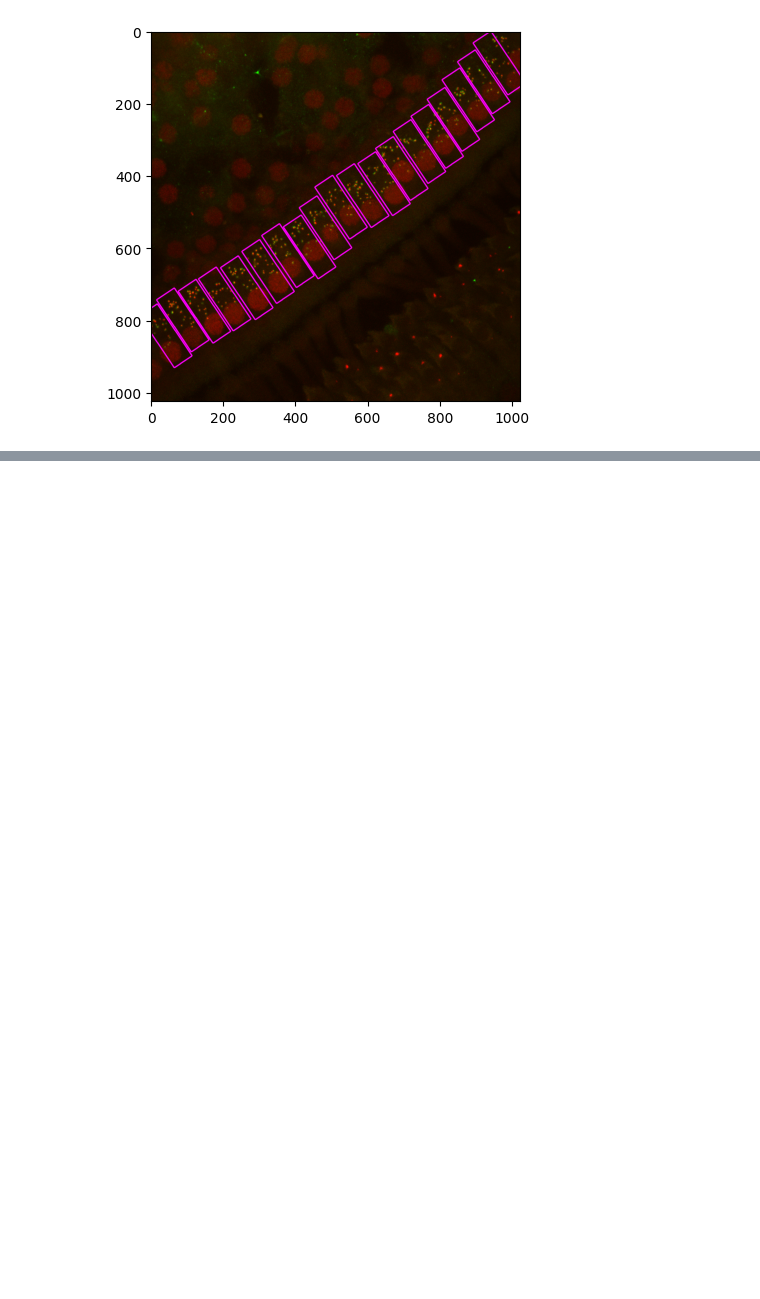
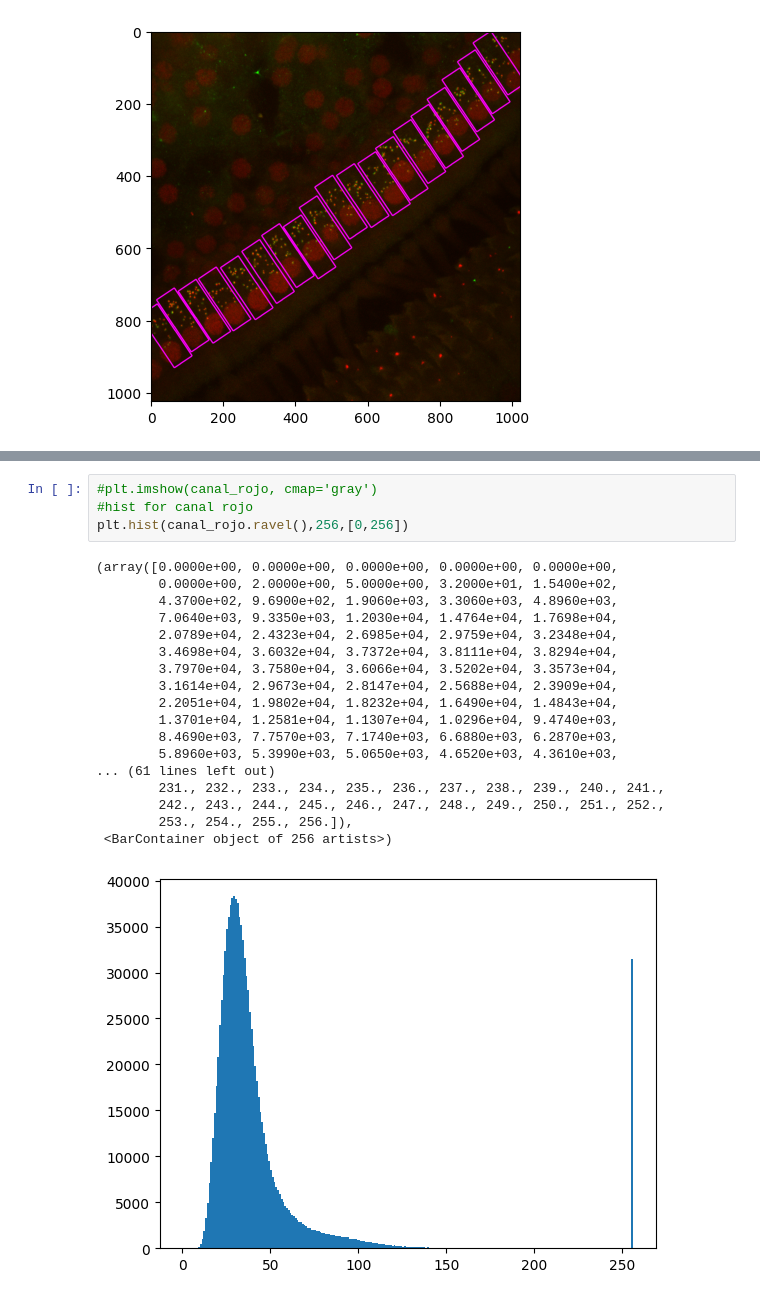
Before and after one commit to SalvadorCalanni/Confocal-Image-Analysis-Workshop-with-Python, a Jupyter notebook: Desafío/desafio.ipynb, the cells around one changed output, grey strips where cells are left out. Saved outputs shown, nothing was run; the diff lists cells and outputs as text; blank space fills up the shorter version.

```diff
--- a/Desafío/desafio.ipynb
+++ b/Desafío/desafio.ipynb
@@ -44,0 +59,23 @@ plt.imshow(imagen)
+# %%
+#plt.imshow(canal_rojo, cmap='gray')
+#hist for canal rojo
+plt.hist(canal_rojo.ravel(),256,[0,256])
+# %% [output]
+(array([0.0000e+00, 0.0000e+00, 0.0000e+00, 0.0000e+00, 0.0000e+00,
+        0.0000e+00, 2.0000e+00, 5.0000e+00, 3.2000e+01, 1.5400e+02,
+        4.3700e+02, 9.6900e+02, 1.9060e+03, 3.3060e+03, 4.8960e+03,
+        7.0640e+03, 9.3350e+03, 1.2030e+04, 1.4764e+04, 1.7698e+04,
+        2.0789e+04, 2.4323e+04, 2.6985e+04, 2.9759e+04, 3.2348e+04,
+        3.4698e+04, 3.6032e+04, 3.7372e+04, 3.8111e+04, 3.8294e+04,
+        3.7970e+04, 3.7580e+04, 3.6066e+04, 3.5202e+04, 3.3573e+04,
+        3.1614e+04, 2.9673e+04, 2.8147e+04, 2.5688e+04, 2.3909e+04,
+        2.2051e+04, 1.9802e+04, 1.8232e+04, 1.6490e+04, 1.4843e+04,
+        1.3701e+04, 1.2581e+04, 1.1307e+04, 1.0296e+04, 9.4740e+03,
+        8.4690e+03, 7.7570e+03, 7.1740e+03, 6.6880e+03, 6.2870e+03,
+        5.8960e+03, 5.3990e+03, 5.0650e+03, 4.6520e+03, 4.3610e+03,
+... (61 lines left out)
+        231., 232., 233., 234., 235., 236., 237., 238., 239., 240., 241.,
+        242., 243., 244., 245., 246., 247., 248., 249., 250., 251., 252.,
+        253., 254., 255., 256.]),
+ <BarContainer object of 256 artists>)
+[figure, added]
```
Also changed, not shown: parts of 5 cells of this notebook, 2 other files.
